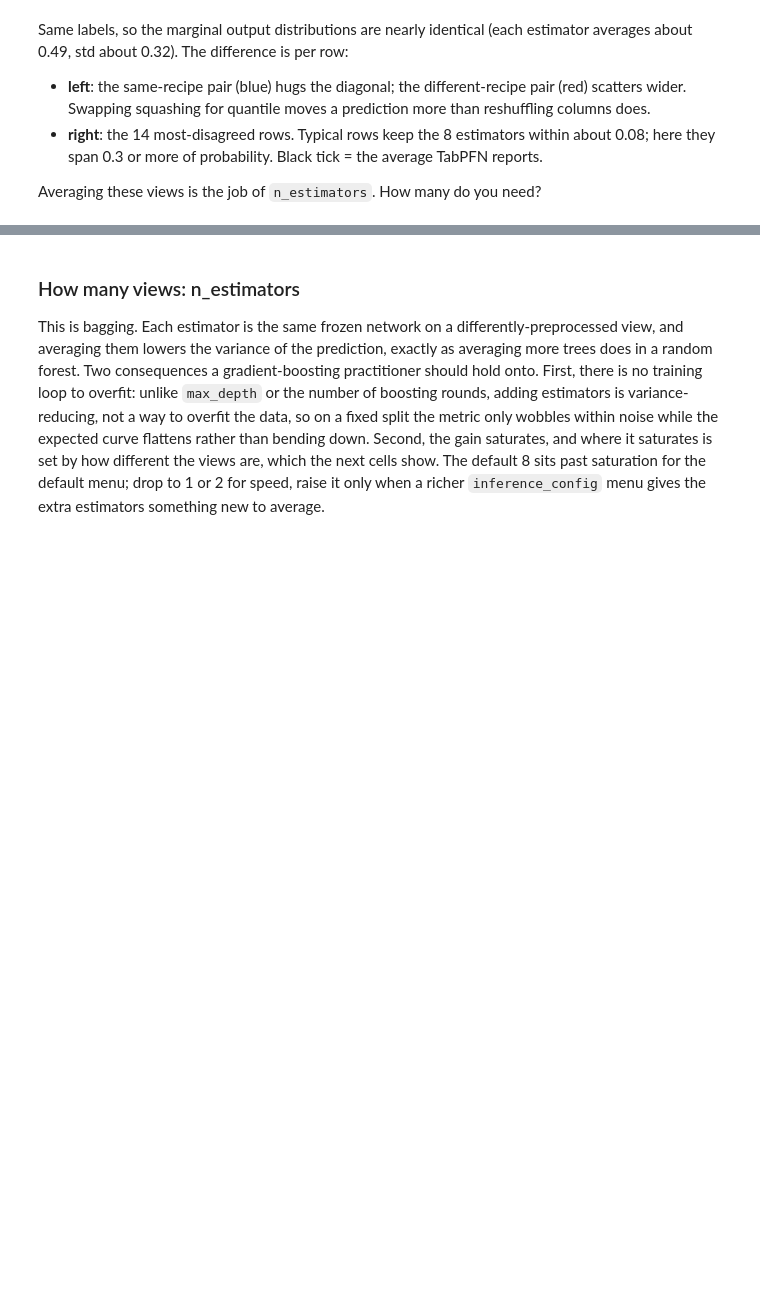
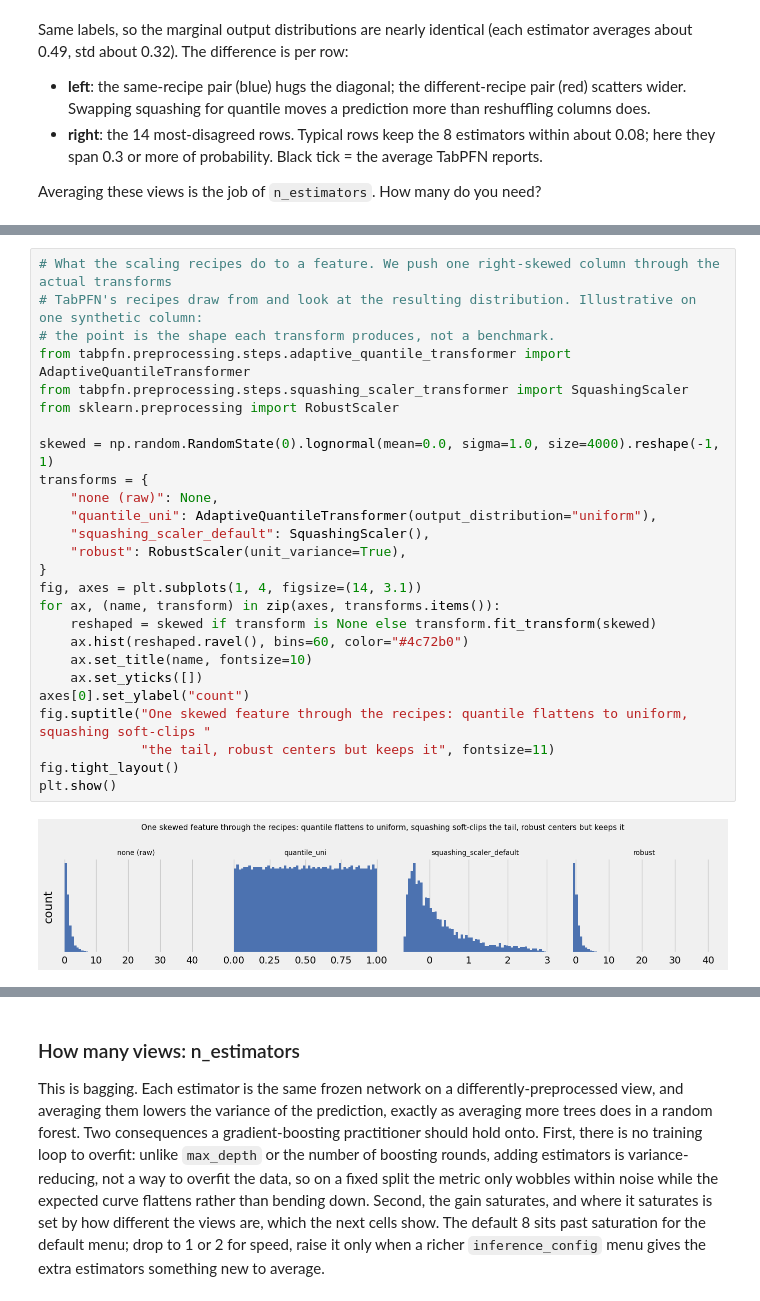
Before and after one commit to CardoAI/TabPFNPractitioner, a Jupyter notebook: notebooks/Parameters.ipynb, the cells around one changed output, grey strips where cells are left out. Cells and saved outputs as stored; diff of their text form; blank space fills up the shorter version.

```diff
--- a/notebooks/Parameters.ipynb
+++ b/notebooks/Parameters.ipynb
@@ -218,0 +238,28 @@ Averaging these views is the job of `n_estimators`. How many do you need?
+# %%
+# What the scaling recipes do to a feature. We push one right-skewed column through the actual transforms
+# TabPFN's recipes draw from and look at the resulting distribution. Illustrative on one synthetic column:
+# the point is the shape each transform produces, not a benchmark.
+from tabpfn.preprocessing.steps.adaptive_quantile_transformer import AdaptiveQuantileTransformer
+from tabpfn.preprocessing.steps.squashing_scaler_transformer import SquashingScaler
+from sklearn.preprocessing import RobustScaler
+
+skewed = np.random.RandomState(0).lognormal(mean=0.0, sigma=1.0, size=4000).reshape(-1, 1)
+transforms = {
+    "none (raw)": None,
+    "quantile_uni": AdaptiveQuantileTransformer(output_distribution="uniform"),
+    "squashing_scaler_default": SquashingScaler(),
+    "robust": RobustScaler(unit_variance=True),
+}
+fig, axes = plt.subplots(1, 4, figsize=(14, 3.1))
+for ax, (name, transform) in zip(axes, transforms.items()):
+    reshaped = skewed if transform is None else transform.fit_transform(skewed)
+    ax.hist(reshaped.ravel(), bins=60, color="#4c72b0")
+    ax.set_title(name, fontsize=10)
+    ax.set_yticks([])
+axes[0].set_ylabel("count")
+fig.suptitle("One skewed feature through the recipes: quantile flattens to uniform, squashing soft-clips "
+             "the tail, robust centers but keeps it", fontsize=11)
+fig.tight_layout()
+plt.show()
+# %% [output]
+[figure, added]
```
Also changed, not shown: parts of 21 cells of this notebook, 2 other files.
